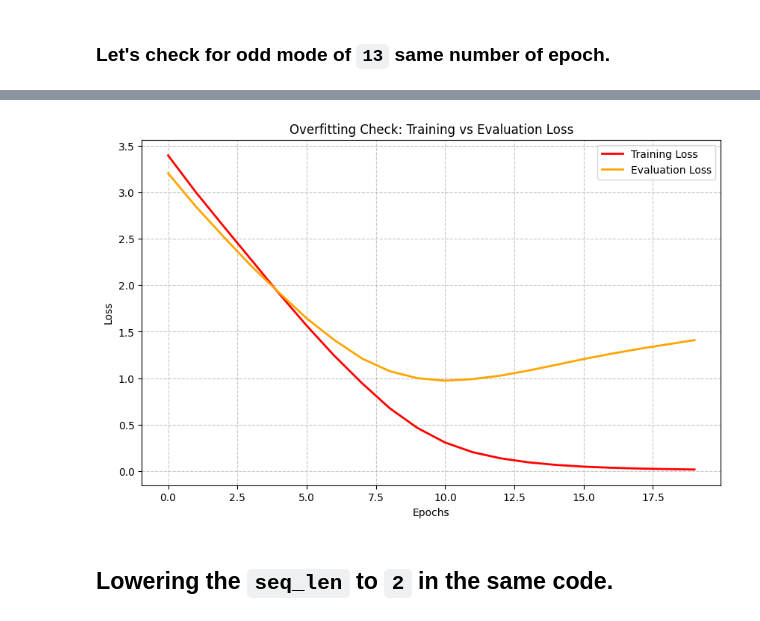
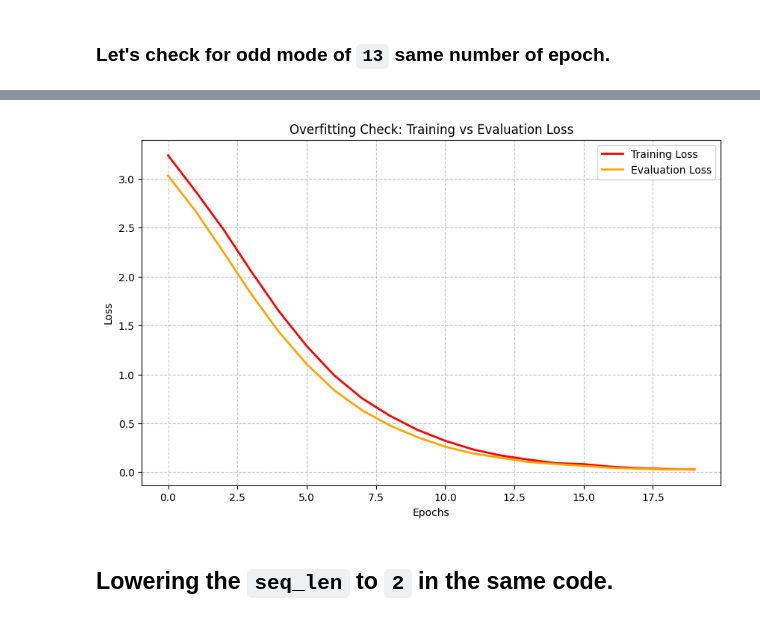
Before and after one commit to Aavash232311/transformer-pt-analysis, a Jupyter notebook: analysis/analysis.ipynb, the cells around one changed output, grey strips where cells are left out. Cells and saved outputs as stored; diff of their text form; code cells hidden in the pictures.

```diff
--- a/analysis/analysis.ipynb
+++ b/analysis/analysis.ipynb
@@ -516,7 +516,7 @@ def train_model(model, dataloader, test_loader, epochs=12, lr=0.001):
     optimizer = torch.optim.Adam(model.parameters(), lr=lr)
     loss_fn = nn.CrossEntropyLoss()
     start_time = time.time()
-
+    train_acc_per_epoch = 0
     for epoch in range(epochs):
         model.train() # because we have that eval mode after each epoch
         total_loss = 0
@@ -536,14 +536,16 @@ def train_model(model, dataloader, test_loader, epochs=12, lr=0.001):
 
         model.eval()
         with torch.no_grad():
-            val_loss = evaluate_model(model, test_loader)
+            val_loss, accuracy = evaluate_model(model, test_loader, show_accuracy=False)
             eval_plot.append(val_loss)
+            train_acc_per_epoch += accuracy
 
         avg_loss = total_loss / len(dataloader)
         print(f"Epoch {epoch+1}, Loss (Training): {avg_loss:.4f} Loss(val): {val_loss:.4f}")
 
     end_time = time.time()
-    print(f"Total Training Time: {end_time - start_time:.2f} seconds")
+    train_acc_per_epoch = train_acc_per_epoch / epochs
+    print(f"Total Training Time: {end_time - start_time:.2f} seconds {train_acc_per_epoch}")
 
 
 def evaluate_model(model, dataloader, show_accuracy = False):
@@ -558,7 +560,7 @@ def evaluate_model(model, dataloader, show_accuracy = False):
             logits = model(x)
             pred = logits.argmax(dim=-1)
 
-            loss = loss_fn(logits.view(-1, logits.size(-1)), y.view(-1))
+            loss = loss_fn(logits[:, 1:].reshape(-1, logits.size(-1)), y[:, 1:].reshape(-1))
             total_loss += loss.item()
 
             correct += (pred[:, 1:] == y[:, 1:]).sum().item()
@@ -568,9 +570,9 @@ def evaluate_model(model, dataloader, show_accuracy = False):
             # total += y.numel()
     if show_accuracy:
       print(f"Accuracy: {correct / total:.2%}")
-
+    accuracy = (correct / total) * 100
     avg_loss = total_loss / len(dataloader)
-    return avg_loss
+    return avg_loss, accuracy
 
 vocab_size = 23
 batch_size = 128
@@ -630,4 +632,4 @@ Accuracy: 100.00%
-[figure, old version]
+[figure, new version]
 # %% [markdown]
 ## Lowering the `seq_len` to `2` in the same code.
 # %%
```
Also changed, not shown: parts of 2 cells of this notebook.
